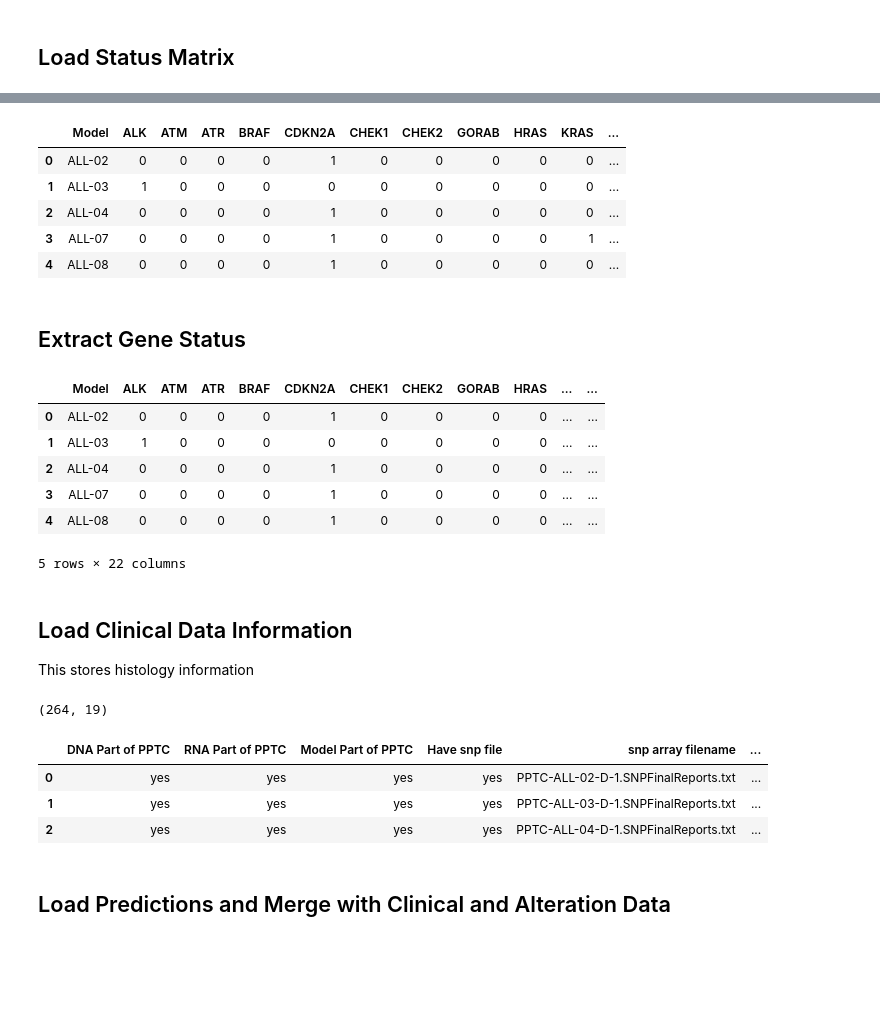
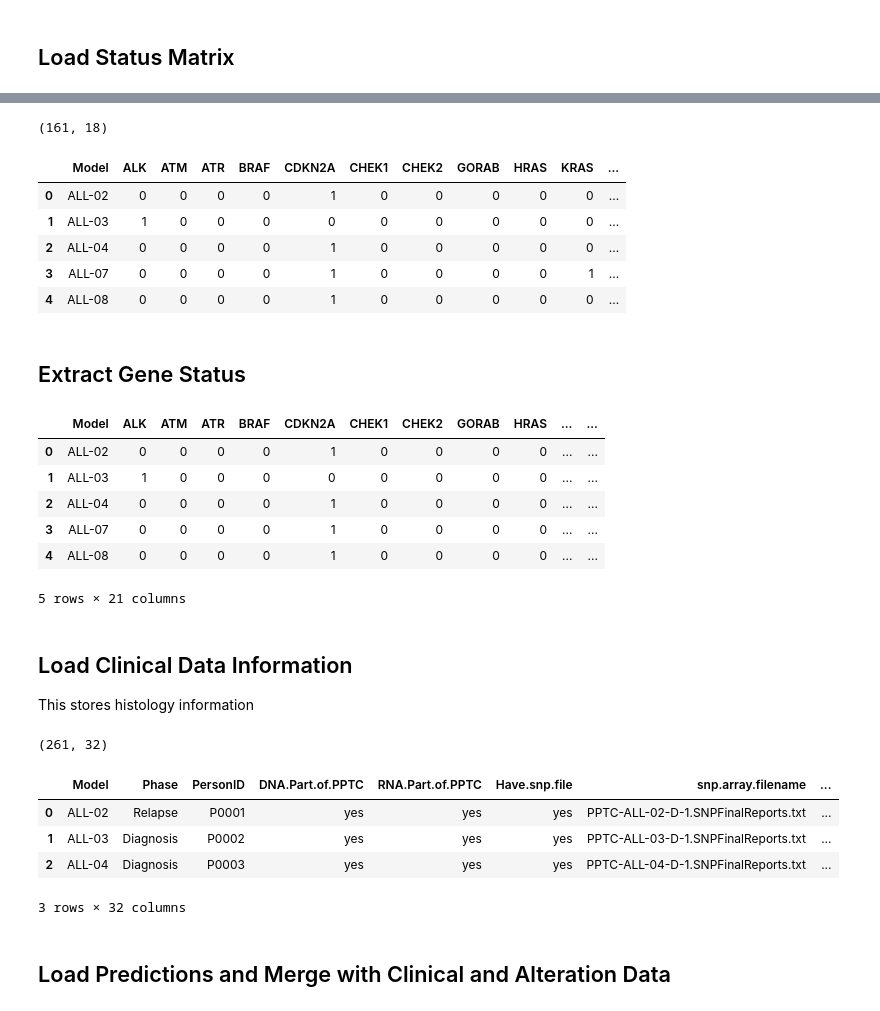
Before and after one commit to marislab/pdx-classification, a Jupyter notebook: 2.evaluate-classifier.ipynb, the cells around one changed output, grey strips where cells are left out. Drawn from its saved outputs; the diff is of its cells as text; code cells hidden in the pictures; blank space fills up the shorter version.

```diff
--- a/2.evaluate-classifier.ipynb
+++ b/2.evaluate-classifier.ipynb
@@ -146,8 +124,10 @@ full_status_df = (
     .reset_index(drop=True)
 )
 
+print(full_status_df.shape)
 full_status_df.head()
 # %% [output]
+(161, 18)
 |  | Model | ALK | ATM | ATR | BRAF | CDKN2A | CHEK1 | CHEK2 | GORAB | HRAS | KRAS | ... |
 | 0 | ALL-02 | 0 | 0 | 0 | 0 | 1 | 0 | 0 | 0 | 0 | 0 | ... |
 | 1 | ALL-03 | 1 | 0 | 0 | 0 | 0 | 0 | 0 | 0 | 0 | 0 | ... |
@@ -159,13 +139,14 @@ full_status_df.head()
 # %%
 # Ras Pathway Alterations
 ras_genes = ['KRAS', 'HRAS', 'NRAS']
-tp53_genes = ["TP53", "RB1", "CHEK2", "MDM2", "MDM4"]
+tp53_genes = ["TP53"]
+nf1_genes = ["NF1"]
 
 full_status_df = (
     full_status_df
     .assign(ras_status = full_status_df.loc[:, ras_genes].sum(axis=1),
             tp53_status = full_status_df.loc[:, tp53_genes].sum(axis=1),
-            nf1_status = full_status_df['NF1'])
+            nf1_status = full_status_df.loc[:, nf1_genes].sum(axis=1))
 
 )
 
@@ -177,23 +158,24 @@ full_status_df.head()
 | 2 | ALL-04 | 0 | 0 | 0 | 0 | 1 | 0 | 0 | 0 | 0 | ... | ... |
 | 3 | ALL-07 | 0 | 0 | 0 | 0 | 1 | 0 | 0 | 0 | 0 | ... | ... |
 | 4 | ALL-08 | 0 | 0 | 0 | 0 | 1 | 0 | 0 | 0 | 0 | ... | ... |
-5 rows × 22 columns
+5 rows × 21 columns
 # %% [markdown]
 ## Load Clinical Data Information
 
 This stores histology information
 # %%
-file = os.path.join('data', 'raw', '2018-09-30-pdx-clinical-final-for-paper.txt')
+file = os.path.join('data', 'raw', 'pptc-pdx-clinical-web.txt')
 clinical_df = pd.read_table(file)
 
 print(clinical_df.shape)
 clinical_df.head(3)
 # %% [output]
-(264, 19)
+(261, 32)
-|  | DNA Part of PPTC | RNA Part of PPTC | Model Part of PPTC | Have snp file | snp array filename | ... |
-| 0 | yes | yes | yes | yes | PPTC-ALL-02-D-1.SNPFinalReports.txt | ... |
-| 1 | yes | yes | yes | yes | PPTC-ALL-03-D-1.SNPFinalReports.txt | ... |
-| 2 | yes | yes | yes | yes | PPTC-ALL-04-D-1.SNPFinalReports.txt | ... |
+|  | Model | Phase | PersonID | DNA.Part.of.PPTC | RNA.Part.of.PPTC | Have.snp.file | snp.array.filename | ... |
+| 0 | ALL-02 | Relapse | P0001 | yes | yes | yes | PPTC-ALL-02-D-1.SNPFinalReports.txt | ... |
+| 1 | ALL-03 | Diagnosis | P0002 | yes | yes | yes | PPTC-ALL-03-D-1.SNPFinalReports.txt | ... |
+| 2 | ALL-04 | Diagnosis | P0003 | yes | yes | yes | PPTC-ALL-04-D-1.SNPFinalReports.txt | ... |
+3 rows × 32 columns
 # %% [markdown]
 ## Load Predictions and Merge with Clinical and Alteration Data
 # %%
```
Also changed, not shown: parts of 24 cells of this notebook, 1 other file.
